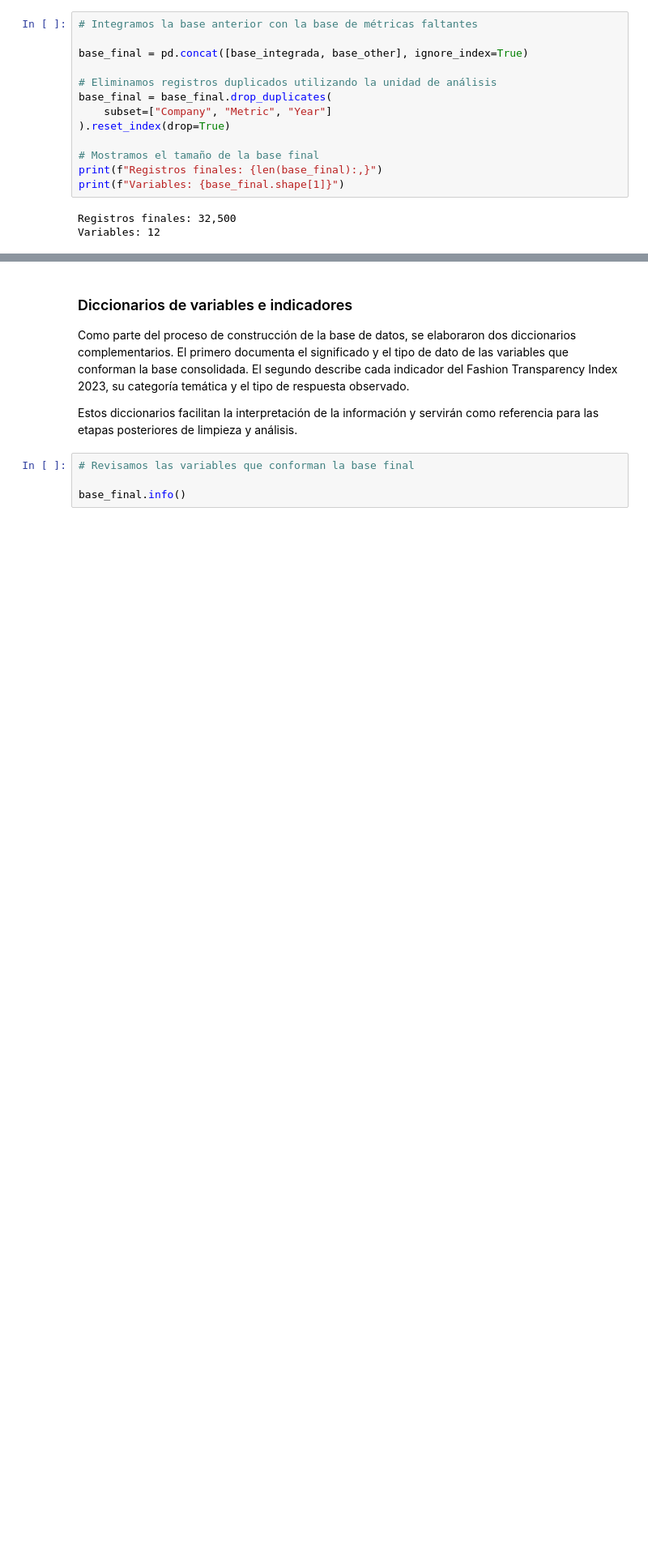
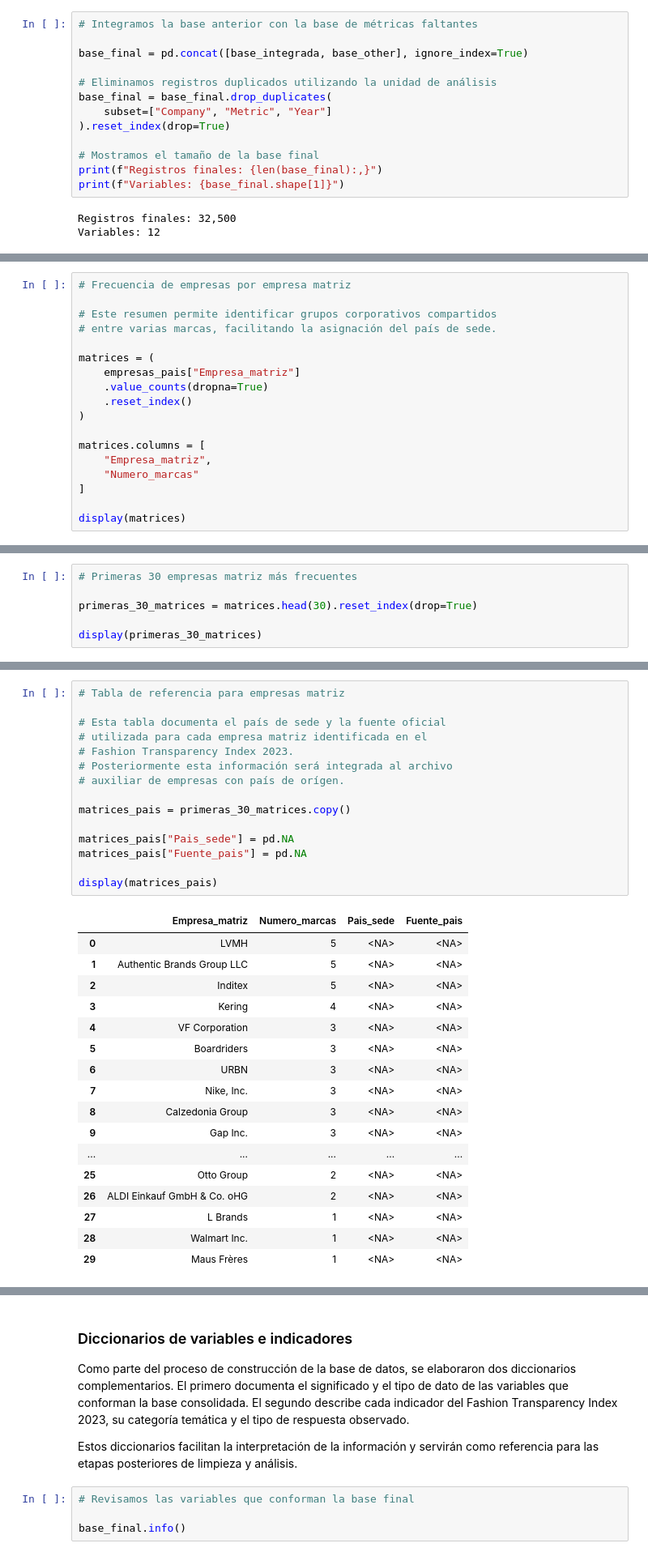
Before and after one commit to avrilsalazarrodriguez/fashion-transparency-index-2023, a Jupyter notebook: scripts/01_construccion_base_integrada.ipynb, the cells around one changed output, grey strips where cells are left out. Shown at 81% size. Saved outputs shown, nothing was run; the diff lists cells and outputs as text; blank space fills up the shorter version.

Commit message:
Actualiza bitácora e incorpora tabla auxiliar para país de sede

```diff
--- a/scripts/01_construccion_base_integrada.ipynb
+++ b/scripts/01_construccion_base_integrada.ipynb
@@ -606,0 +657,18 @@ Variables: 12
+# %%
+# Frecuencia de empresas por empresa matriz
+
+# Este resumen permite identificar grupos corporativos compartidos
+# entre varias marcas, facilitando la asignación del país de sede.
+
+matrices = (
+    empresas_pais["Empresa_matriz"]
+    .value_counts(dropna=True)
+    .reset_index()
+)
+
+matrices.columns = [
+    "Empresa_matriz",
+    "Numero_marcas"
+]
+
+display(matrices)
@@ -606,0 +689,6 @@ Variables: 12
+# %%
+# Primeras 30 empresas matriz más frecuentes
+
+primeras_30_matrices = matrices.head(30).reset_index(drop=True)
+
+display(primeras_30_matrices)
@@ -606,0 +713,33 @@ Variables: 12
+# %%
+# Tabla de referencia para empresas matriz
+
+# Esta tabla documenta el país de sede y la fuente oficial
+# utilizada para cada empresa matriz identificada en el
+# Fashion Transparency Index 2023.
+# Posteriormente esta información será integrada al archivo
+# auxiliar de empresas con país de orígen.
+
+matrices_pais = primeras_30_matrices.copy()
+
+matrices_pais["Pais_sede"] = pd.NA
+matrices_pais["Fuente_pais"] = pd.NA
+
+display(matrices_pais)
+# %% [output]
+|  | Empresa_matriz | Numero_marcas | Pais_sede | Fuente_pais |
+| 0 | LVMH | 5 | <NA> | <NA> |
+| 1 | Authentic Brands Group LLC | 5 | <NA> | <NA> |
+| 2 | Inditex | 5 | <NA> | <NA> |
+| 3 | Kering | 4 | <NA> | <NA> |
+| 4 | VF Corporation | 3 | <NA> | <NA> |
+| 5 | Boardriders | 3 | <NA> | <NA> |
+| 6 | URBN | 3 | <NA> | <NA> |
+| 7 | Nike, Inc. | 3 | <NA> | <NA> |
+| 8 | Calzedonia Group | 3 | <NA> | <NA> |
+| 9 | Gap Inc. | 3 | <NA> | <NA> |
+| ... | ... | ... | ... | ... |
+| 25 | Otto Group | 2 | <NA> | <NA> |
+| 26 | ALDI Einkauf GmbH & Co. oHG | 2 | <NA> | <NA> |
+| 27 | L Brands | 1 | <NA> | <NA> |
+| 28 | Walmart Inc. | 1 | <NA> | <NA> |
+| 29 | Maus Frères | 1 | <NA> | <NA> |
```
Also changed, not shown: parts of 12 cells of this notebook, 6 other files.
